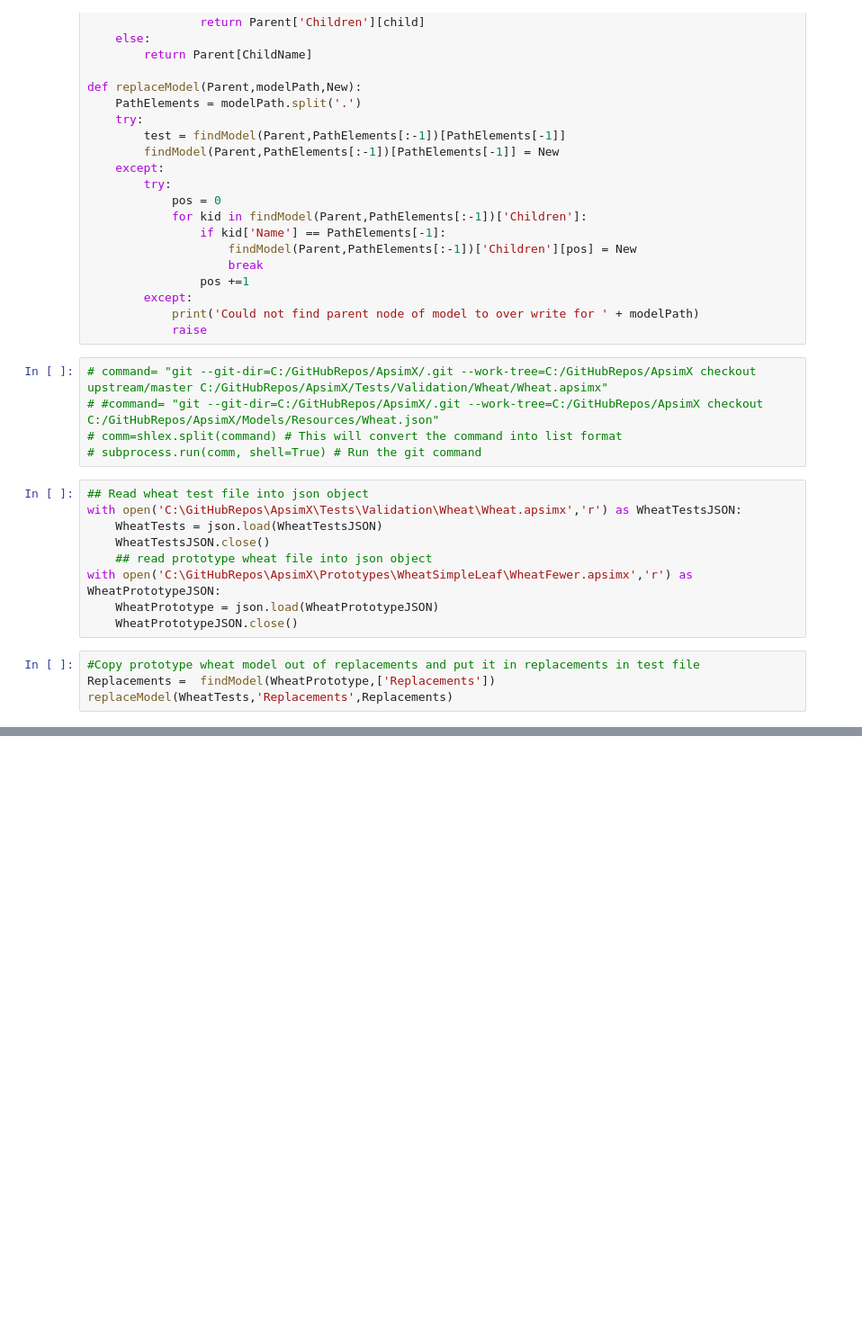
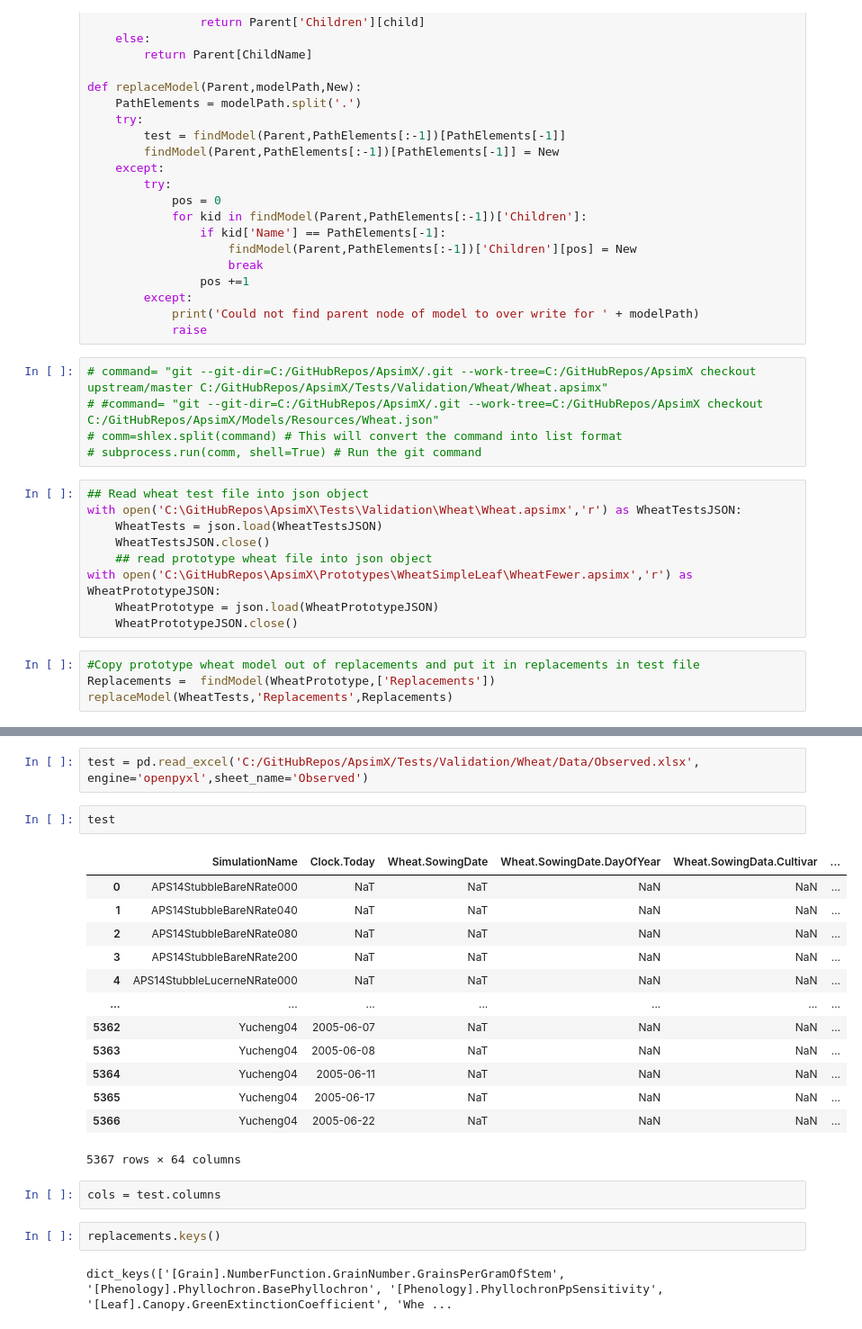
Before and after one commit to HamishBrownPFR/ApsimX, a Jupyter notebook: Prototypes/WheatSimpleLeaf/SimpleLeafImplementation/ImplementSimpleLeaf.ipynb, the cells around one changed output, grey strips where cells are left out. Shown at 90% size. Drawn from its saved outputs; the diff is of its cells as text; blank space fills up the shorter version.

```diff
--- a/Prototypes/WheatSimpleLeaf/SimpleLeafImplementation/ImplementSimpleLeaf.ipynb
+++ b/Prototypes/WheatSimpleLeaf/SimpleLeafImplementation/ImplementSimpleLeaf.ipynb
@@ -80,0 +155,24 @@ with open(r'C:\GitHubRepos\ApsimX\Prototypes\WheatSimpleLeaf\Wheat.apsimx', 'w')
+# %%
+test = pd.read_excel('C:/GitHubRepos/ApsimX/Tests/Validation/Wheat/Data/Observed.xlsx', engine='openpyxl',sheet_name='Observed')
+# %%
+test
+# %% [output]
+|  | SimulationName | Clock.Today | Wheat.SowingDate | Wheat.SowingDate.DayOfYear | Wheat.SowingData.Cultivar | ... |
+| 0 | APS14StubbleBareNRate000 | NaT | NaT | NaN | NaN | ... |
+| 1 | APS14StubbleBareNRate040 | NaT | NaT | NaN | NaN | ... |
+| 2 | APS14StubbleBareNRate080 | NaT | NaT | NaN | NaN | ... |
+| 3 | APS14StubbleBareNRate200 | NaT | NaT | NaN | NaN | ... |
+| 4 | APS14StubbleLucerneNRate000 | NaT | NaT | NaN | NaN | ... |
+| ... | ... | ... | ... | ... | ... | ... |
+| 5362 | Yucheng04 | 2005-06-07 | NaT | NaN | NaN | ... |
+| 5363 | Yucheng04 | 2005-06-08 | NaT | NaN | NaN | ... |
+| 5364 | Yucheng04 | 2005-06-11 | NaT | NaN | NaN | ... |
+| 5365 | Yucheng04 | 2005-06-17 | NaT | NaN | NaN | ... |
+| 5366 | Yucheng04 | 2005-06-22 | NaT | NaN | NaN | ... |
+5367 rows × 64 columns
+# %%
+cols = test.columns
+# %%
+replacements.keys()
+# %% [output]
+dict_keys(['[Grain].NumberFunction.GrainNumber.GrainsPerGramOfStem', '[Phenology].Phyllochron.BasePhyllochron', '[Phenology].PhyllochronPpSensitivity', '[Leaf].Canopy.GreenExtinctionCoefficient', 'Whe ...
```
Also changed, not shown: parts of 11 cells of this notebook, 2 other files.
